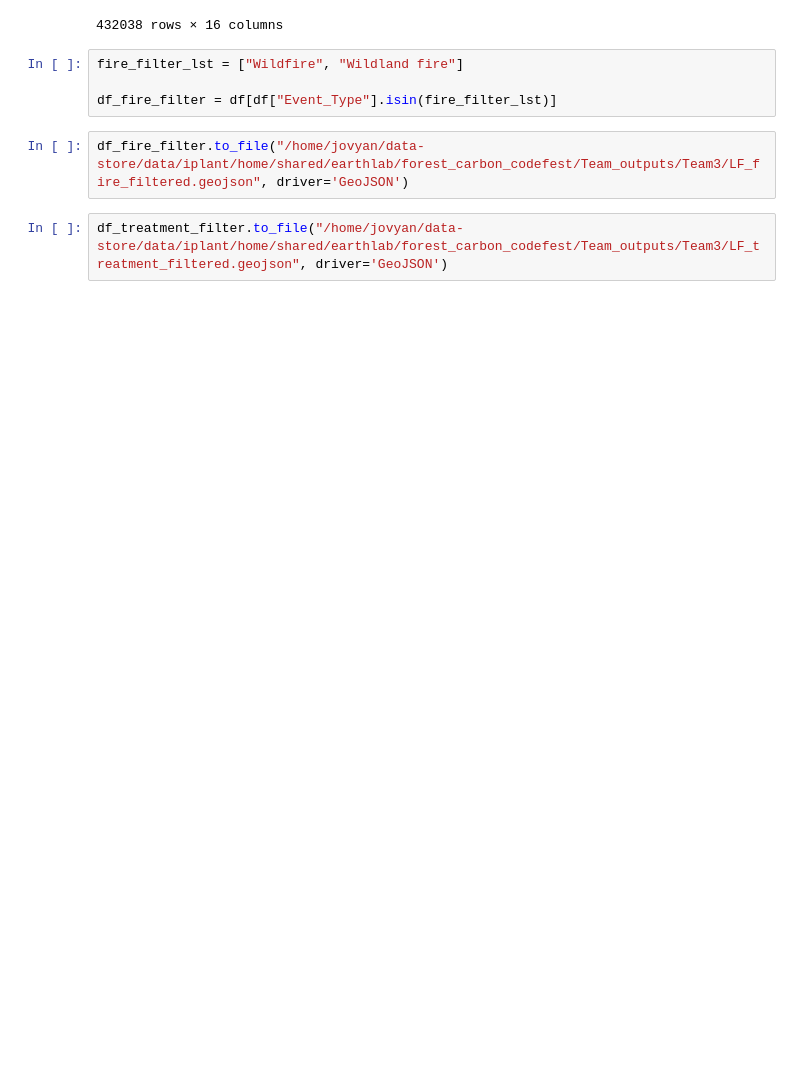
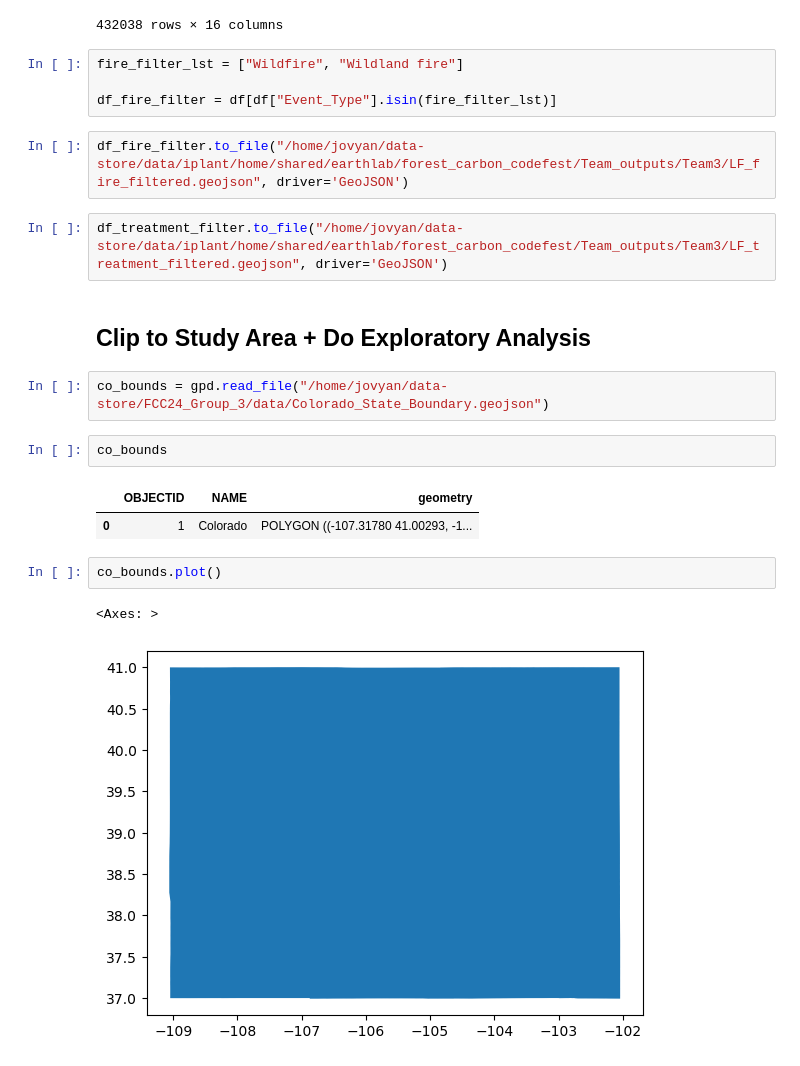
Before and after one commit to CU-ESIIL/FCC24_Group_3, a Jupyter notebook: code/data_exploration/landfire_exploration.ipynb, the cells around one changed output. Cells and saved outputs as stored; diff of their text form; blank space fills up the shorter version.

```diff
--- a/code/data_exploration/landfire_exploration.ipynb
+++ b/code/data_exploration/landfire_exploration.ipynb
@@ -42,3 +43,17 @@ df_fire_filter = df[df["Event_Type"].isin(fire_filter_lst)]
 df_fire_filter.to_file("/home/jovyan/data-store/data/iplant/home/shared/earthlab/forest_carbon_codefest/Team_outputs/Team3/LF_fire_filtered.geojson", driver='GeoJSON')
 # %%
 df_treatment_filter.to_file("/home/jovyan/data-store/data/iplant/home/shared/earthlab/forest_carbon_codefest/Team_outputs/Team3/LF_treatment_filtered.geojson", driver='GeoJSON')
+# %% [markdown]
+## Clip to Study Area + Do Exploratory Analysis
+# %%
+co_bounds = gpd.read_file("/home/jovyan/data-store/FCC24_Group_3/data/Colorado_State_Boundary.geojson")
+# %%
+co_bounds
+# %% [output]
+|  | OBJECTID | NAME | geometry |
+| 0 | 1 | Colorado | POLYGON ((-107.31780 41.00293, -1... |
+# %%
+co_bounds.plot()
+# %% [output]
+<Axes: >
+[figure, added]
```
Also changed, not shown: parts of 32 cells of this notebook.
